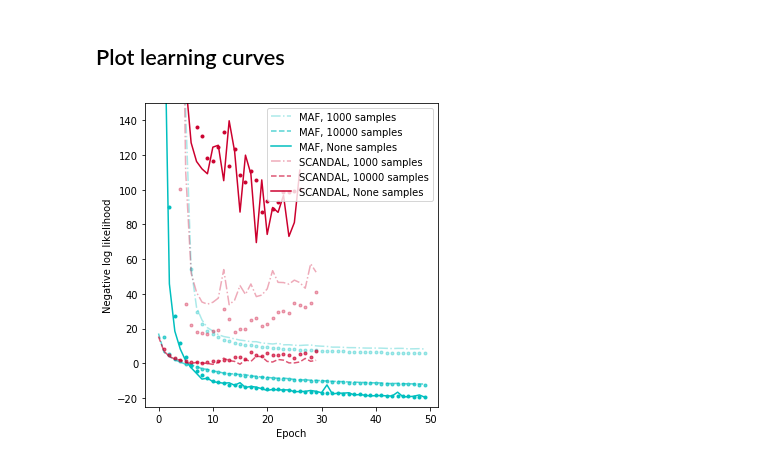
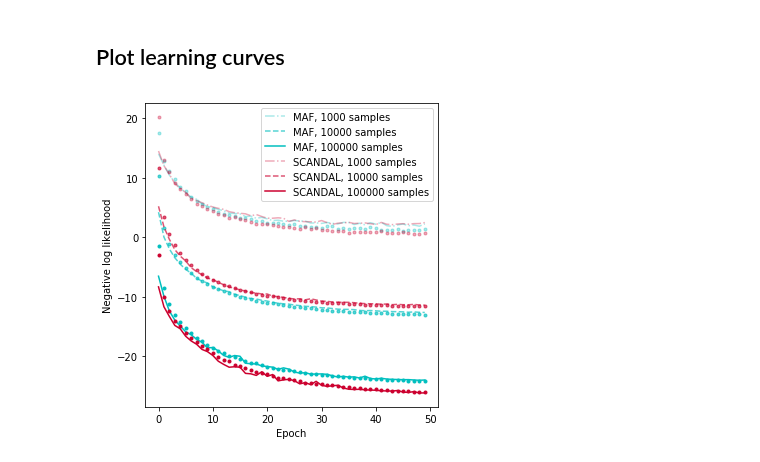
Before and after one commit to johannbrehmer/goldmine, a Jupyter notebook: goldmine/notebooks/lotka_volterra/learning_curves.ipynb, the cells around one changed output. Cells and saved outputs as stored; diff of their text form; code cells hidden in the pictures.

Commit message:
First results, new HPC jobs with larger alpha

```diff
--- a/goldmine/notebooks/lotka_volterra/learning_curves.ipynb
+++ b/goldmine/notebooks/lotka_volterra/learning_curves.ipynb
@@ -8,7 +8,7 @@ from sklearn.metrics import mean_squared_error
 # %% [markdown]
 ## Data
 # %%
-sample_sizes = [1000, 10000, None]
+sample_sizes = [1000, 10000, 100000]
 methods = ['maf', 'scandal']
 method_labels = ['MAF', 'SCANDAL']
 loss_labels = ['loss', 'loss_nll']
@@ -23,10 +23,16 @@ for method, loss_label in zip(methods, loss_labels):
 
     for sample_size in sample_sizes:
         sample_size_label = '' if sample_size is None else '_trainingsamplesize_' + str(sample_size)
-        learning_curve_train = np.load('../../data/results/lotkavolterra/' + method
-                                 + '/' + loss_label + '_trainmodel' + sample_size_label + '.npy')
-        learning_curve_val = np.load('../../data/results/lotkavolterra/' + method
-                                 + '/' + loss_label + '_valmodel' + sample_size_label + '.npy')
+        try:
+            learning_curve_train = np.load('../../data/results/lotkavolterra/' + method
+                                     + '/' + loss_label + '_train_model' + sample_size_label + '.npy')
+            learning_curve_val = np.load('../../data/results/lotkavolterra/' + method
+                                     + '/' + loss_label + '_val_model' + sample_size_label + '.npy')
+        except FileNotFoundError:
+            learning_curve_train = np.load('../../data/results/lotkavolterra/' + method
+                                     + '/' + loss_label + '_trainmodel' + sample_size_label + '.npy')
+            learning_curve_val = np.load('../../data/results/lotkavolterra/' + method
+                                     + '/' + loss_label + '_valmodel' + sample_size_label + '.npy')
 
         learning_curves_train_this_method.append(learning_curve_train)
         learning_curves_val_this_method.append(learning_curve_val)
@@ -44,30 +50,30 @@ linestyles = ['-', '--', '-.', ':'] * 10
 # %%
 fig = plt.figure(figsize=(5,5))
 ax = plt.gca()
 
 
 
 for m, method in enumerate(method_labels):
     for s, sample_size in enumerate(sample_sizes):
         alpha = (s + 1) / len(sample_sizes)
 
         plt.plot(learning_curves_train[m][s],
                  c=colors[m], ls=' ', marker='o', ms=3., alpha=alpha)
 
         plt.plot(learning_curves_val[m][s],
                  c=colors[m], lw=1.5, ls=linestyles[len(sample_sizes) - s - 1], alpha=alpha,
                  label=method + ', ' + str(sample_size) + ' samples')
 
     plt.legend()
 
     plt.xlabel('Epoch')
     plt.ylabel('Negative log likelihood')
-    plt.ylim(-25.,150.)
+    #plt.ylim(-32.,20.)
     # plt.xlim(0,100)
 
 
 
 plt.tight_layout()
 plt.show()
 # %% [output]
-[figure, old version]
+[figure, new version]
```
Also changed, not shown: 6 other files.
